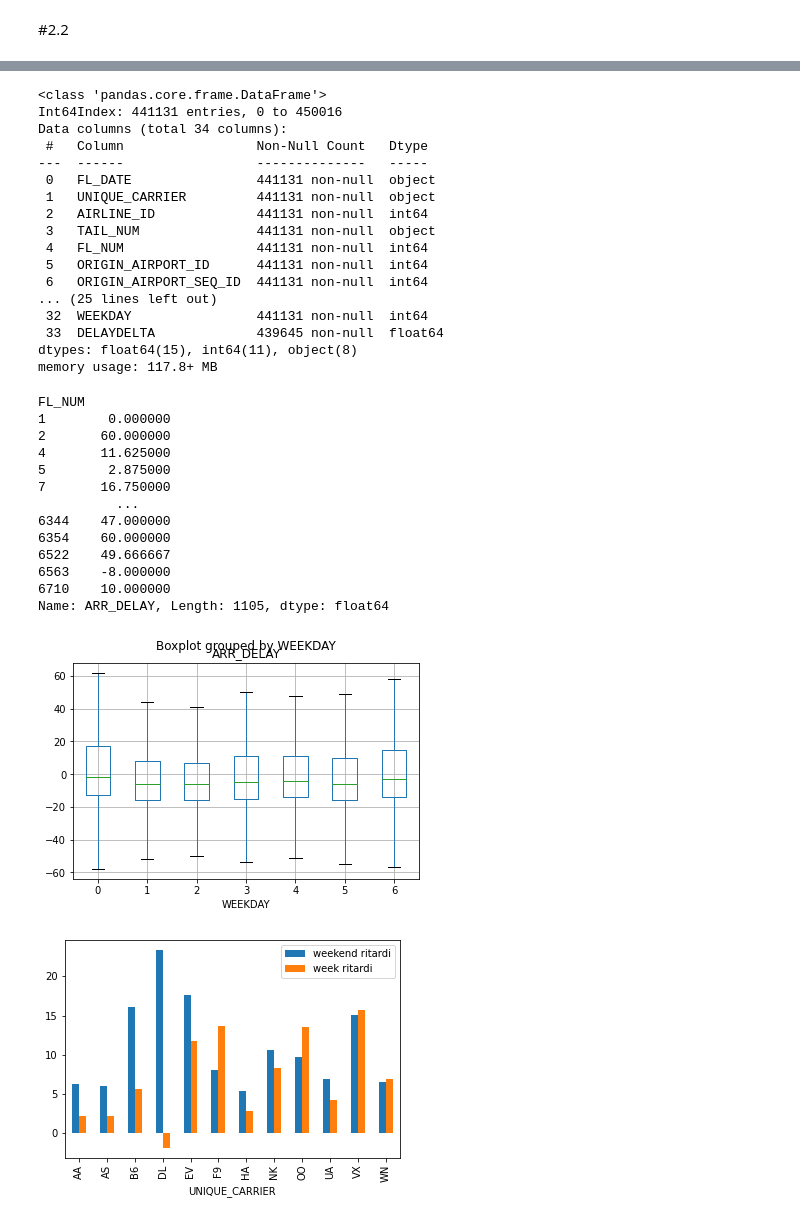
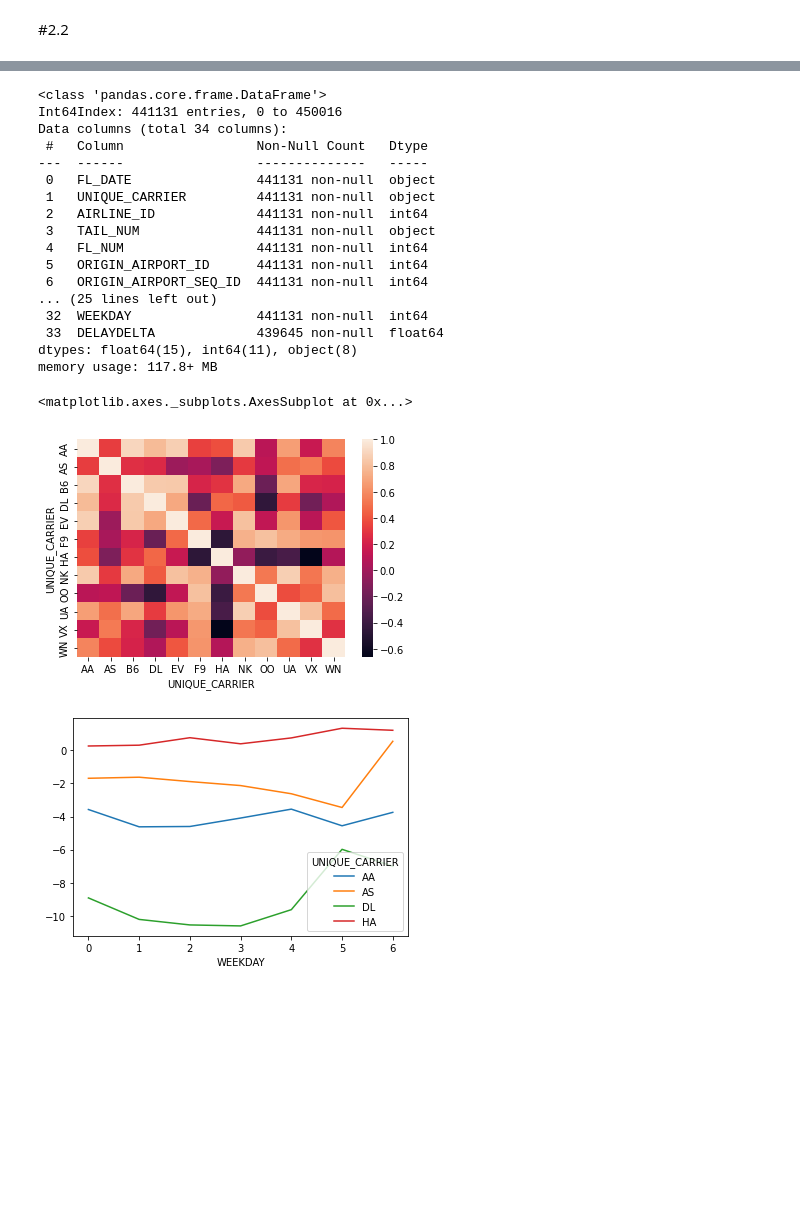
Before and after one commit to ChiaraVanderputten/lab05DS, a Jupyter notebook: Untitled4.ipynb, the cells around one changed output, grey strips where cells are left out. Cells and saved outputs as stored; diff of their text form; code cells hidden in the pictures; blank space fills up the shorter version.

```diff
--- a/Untitled4.ipynb
+++ b/Untitled4.ipynb
@@ -106,17 +106,16 @@ b['DELAYDELTA'] = b['ARR_DELAY']-b['DEP_DELAY']
 
 #print(b.loc[0])
 
-b.boxplot(by='WEEKDAY', column='ARR_DELAY', showfliers=False)
+#b.boxplot(by='WEEKDAY', column='ARR_DELAY', showfliers=False)
 
 
 weekend= b[b.WEEKDAY>4].groupby('UNIQUE_CARRIER')
 weekend_mean = weekend['ARR_DELAY'].mean()
-
 week= b[b.WEEKDAY<5].groupby('UNIQUE_CARRIER')
 week_mean=week['ARR_DELAY'].mean()
 weekend_mean.name= 'weekend ritardi'
 week_mean.name= 'week ritardi'
-istogramma = pd.concat([weekend_mean, week_mean], axis=1).plot.bar()
+#istogramma = pd.concat([weekend_mean, week_mean], axis=1).plot.bar()
 
 
 multix = b.set_index(['UNIQUE_CARRIER' , 'ORIGIN' , 'DEST' ,'FL_DATE']).sort_index()
@@ -128,6 +127,25 @@ multix.loc[(['AA', 'DL'], ['LAX']), ['DEP_TIME', 'DEP_DELAY']]
 
 media = multix.loc[pd.IndexSlice[:,:,'LAX','2017-01-01':'2017-01-08'],:]
 media.groupby('FL_NUM')['ARR_DELAY'].mean()
+
+pv=pd.pivot_table(b,'FL_NUM',index='UNIQUE_CARRIER', columns='WEEKDAY' , aggfunc='count')
+pv
+
+import seaborn as sns
+
+#ax = sns.heatmap(pv.T.corr())
+
+pv2 = pd.pivot_table(b,'ARR_DELAY',index='UNIQUE_CARRIER', columns='WEEKDAY' , aggfunc='mean')
+pv2
+
+ax2 = sns.heatmap(pv2.T.corr()) #corr perhè vuole ch facciamo la pairwise correlation e trasposta perchè se no
+#ci fa la correlazione ma tra i giorni mentre noi la vogliamo tra carriers allora rovesciamo la pivot_table
+
+mask = b.UNIQUE_CARRIER.isin(["HA", "DL", "AA", "AS"])
+b_mod= b.loc[mask]
+pv3 = pd.pivot_table(b_mod,'DELAYDELTA',index='UNIQUE_CARRIER', columns='WEEKDAY' , aggfunc='mean')
+pv3.T.plot()
+#il .T serve per tasporre la pivot_table così che sull'asse delle x ci siano i giorni come richiesto
 # %% [output]
 ['AA' 'B6' 'EV' 'HA' 'NK' 'OO' 'UA' 'VX' 'AS' 'WN' 'DL' 'F9'] 12
 298
@@ -139,45 +157,33 @@ UNIQUE_CARRIER
 AA     72152
 AS     14454
 B6     24077
 DL     69031
 EV     33878
 F9      7598
 HA      6258
 NK     12129
 OO     48266
 UA     42171
 VX      5645
 WN    105472
 Name: FL_DATE, dtype: int64
 <class 'pandas.core.frame.DataFrame'>
 Int64Index: 441131 entries, 0 to 450016
 Data columns (total 34 columns):
  #   Column                 Non-Null Count   Dtype
 ---  ------                 --------------   -----
  0   FL_DATE                441131 non-null  object
  1   UNIQUE_CARRIER         441131 non-null  object
  2   AIRLINE_ID             441131 non-null  int64
  3   TAIL_NUM               441131 non-null  object
  4   FL_NUM                 441131 non-null  int64
  5   ORIGIN_AIRPORT_ID      441131 non-null  int64
  6   ORIGIN_AIRPORT_SEQ_ID  441131 non-null  int64
 ... (25 lines left out)
  32  WEEKDAY                441131 non-null  int64
  33  DELAYDELTA             439645 non-null  float64
 dtypes: float64(15), int64(11), object(8)
 memory usage: 117.8+ MB
-FL_NUM
-1        0.000000
-2       60.000000
-4       11.625000
-5        2.875000
-7       16.750000
-          ...
-6344    47.000000
-6354    60.000000
-6522    49.666667
-6563    -8.000000
-6710    10.000000
-Name: ARR_DELAY, Length: 1105, dtype: float64
+<matplotlib.axes._subplots.AxesSubplot at 0x...>
-[figure, old version]
+[figure, new version]
-[figure, old version]
+[figure, new version]
```
